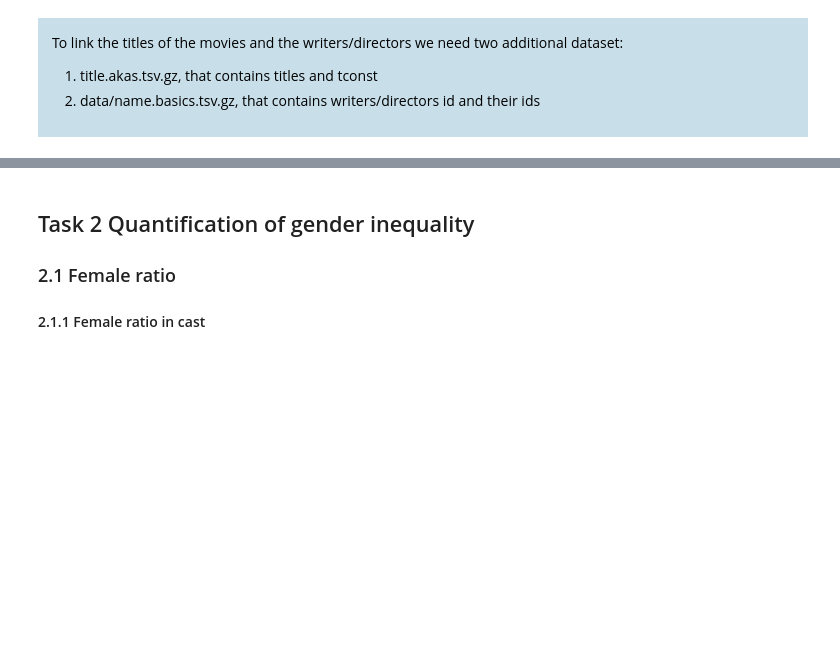
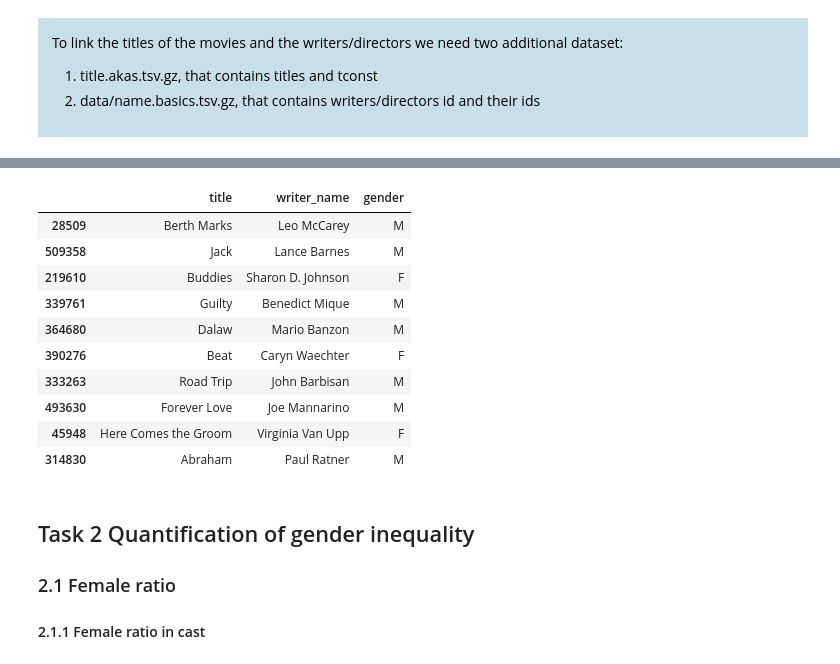
Before and after one commit to epfl-ada/ada-2022-project-yiyisoda, a Jupyter notebook: milestone_2.ipynb, the cells around one changed output, grey strips where cells are left out. Drawn from its saved outputs; the diff is of its cells as text; code cells hidden in the pictures; blank space fills up the shorter version.

```diff
--- a/milestone_2.ipynb
+++ b/milestone_2.ipynb
@@ -422,3 +525,17 @@ writers.head()
+# %%
+writers.sample(10)
+# %% [output]
+|  | title | writer_name | gender |
+| 28509 | Berth Marks | Leo McCarey | M |
+| 509358 | Jack | Lance Barnes | M |
+| 219610 | Buddies | Sharon D. Johnson | F |
+| 339761 | Guilty | Benedict Mique | M |
+| 364680 | Dalaw | Mario Banzon | M |
+| 390276 | Beat | Caryn Waechter | F |
+| 333263 | Road Trip | John Barbisan | M |
+| 493630 | Forever Love | Joe Mannarino | M |
+| 45948 | Here Comes the Groom | Virginia Van Upp | F |
+| 314830 | Abraham | Paul Ratner | M |
 # %% [markdown]
 ## Task 2 Quantification of gender inequality
 
```
Also changed, not shown: parts of 44 cells of this notebook.
